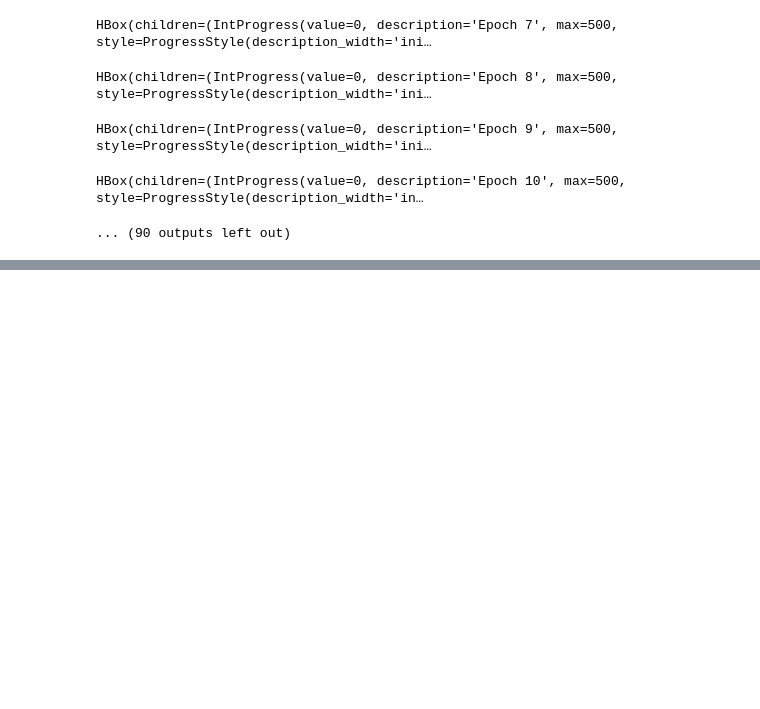
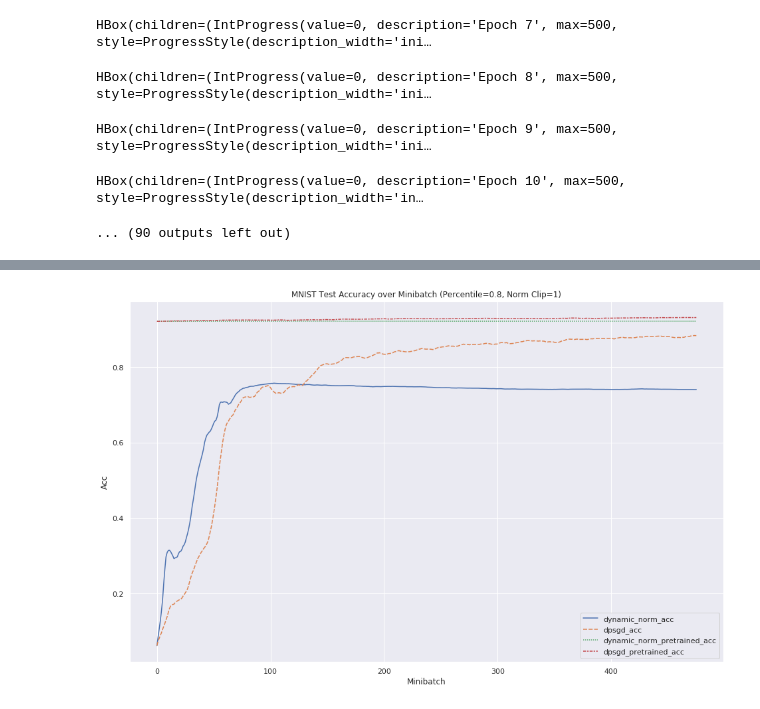
Before and after one commit to qinghao1/gradient, a Jupyter notebook: mnist_dynamic_norm_new.ipynb, the cells around one changed output, grey strips where cells are left out. Saved outputs shown, nothing was run; the diff lists cells and outputs as text; code cells hidden in the pictures; blank space fills up the shorter version.

```diff
--- a/mnist_dynamic_norm_new.ipynb
+++ b/mnist_dynamic_norm_new.ipynb
@@ -31,7 +30,7 @@ DP-SGD has three privacy-specific hyperparameters and one existing hyperamater t
 2. `noise_multiplier` (float) - The amount of noise sampled and added to gradients during training. Generally, more noise results in better privacy (often, but not necessarily, at the expense of lower utility).
 3.   `microbatches` (int) - Each batch of data is split in smaller units called microbatches. By default, each microbatch should contain a single training example. This allows us to clip gradients on a per-example basis rather than after they have been averaged across the minibatch. This in turn decreases the (negative) effect of clipping on signal found in the gradient and typically maximizes utility. However, computational overhead can be reduced by increasing the size of microbatches to include more than one training examples. The average gradient across these multiple training examples is then clipped. The total number of examples consumed in a batch, i.e., one step of gradient descent, remains the same. The number of microbatches should evenly divide the batch size.
 # %%
-l2_norm_clip = 5
+l2_norm_clip = 1
 noise_multiplier = 1
 num_microbatches = batch_size
 
@@ -428,8 +452,11 @@ print(metrics)
 # %%
+sns.set(rc={'figure.figsize':(16, 10)})
 ax = sns.lineplot(data=metrics)
-ax.set(xlabel='Minibatch', ylabel='Loss/Acc',
+ax.set(xlabel='Minibatch', ylabel='Acc',
        title='MNIST Test Accuracy over Minibatch (Percentile={}, Norm Clip={})'.format(norm_percentile, l2_norm_clip))
 plt.savefig('mnist_dynamic-norm_new_percentile{}-dpsgd_norm{}.png'.format(norm_percentile, l2_norm_clip))
+# %% [output]
+[figure, added]
 # %%
 norm_metrics = pd.DataFrame({
                         'public_norms': public_norms,
```
Also changed, not shown: parts of 5 cells of this notebook, 30 other files.
